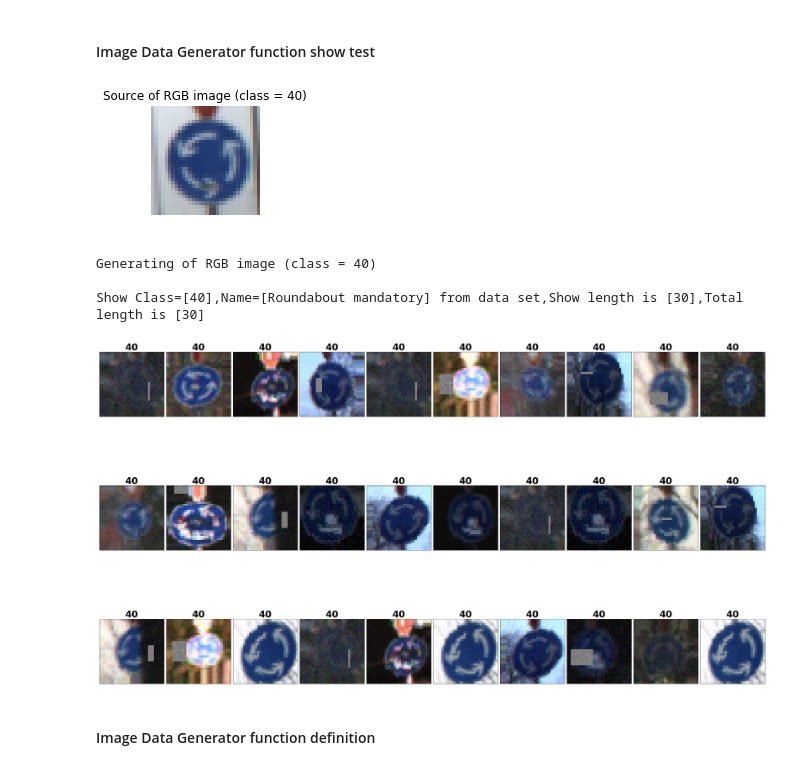
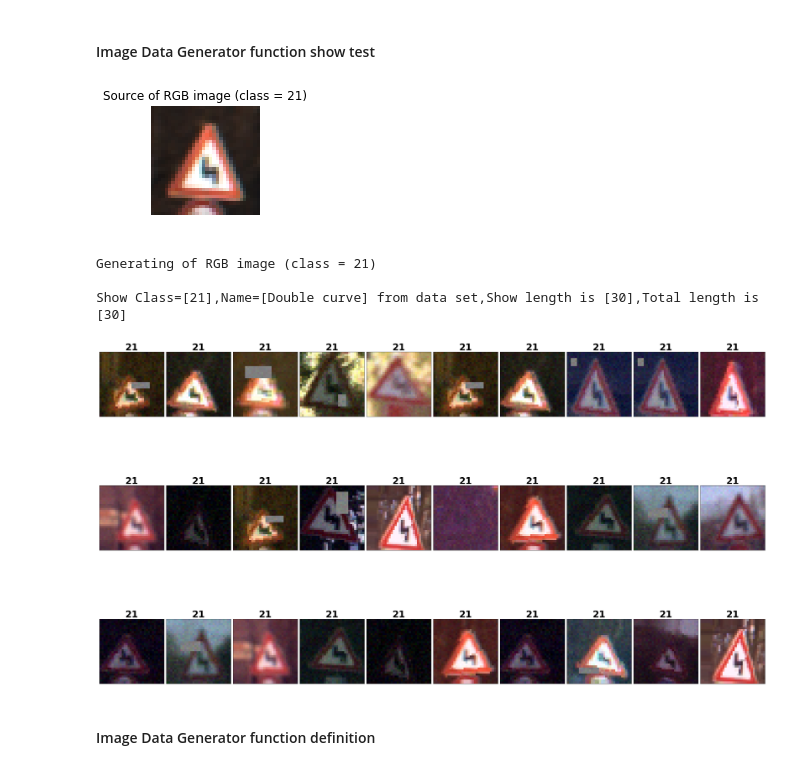
Before and after one commit to HairanWu/CarND-Traffic-Sign-Classifier-Project, a Jupyter notebook: Traffic_Sign_Classifier.ipynb, the cells around one changed output. Saved outputs shown, nothing was run; the diff lists cells and outputs as text; code cells hidden in the pictures.

```diff
--- a/Traffic_Sign_Classifier.ipynb
+++ b/Traffic_Sign_Classifier.ipynb
@@ -337,13 +337,14 @@ def gamma_correction(img, correction):
     img = cv2.pow(img, correction)
     return np.uint8(img*255)
 
-def gammaImage(img,gammarate= 0.2):
+def gammaImage(img,gammarate= 0.4):
     """"
     Gamma correction function
 
     """
     HSV = cv2.cvtColor(img, cv2.COLOR_RGB2HSV)
     HSV[:,:,2] = gamma_correction((HSV[:,:,2]),(2*gammarate * np.random.random_sample(1) + 1-gammarate))
+#     HSV[:,:,2] = gamma_correction((HSV[:,:,2]),0.6)
 #     HSV[:,:,2] = gamma_correction((HSV[:,:,2]),(np.random.random_sample(1) + gammarate))
     img = cv2.cvtColor(HSV, cv2.COLOR_HSV2RGB )
     return img
@@ -363,7 +364,7 @@ def gaussian_noise(img):
     var = 0.001*np.random.random_sample(1)
     return np.uint8(255*random_noise(img/255, mode="gaussian",var=var))
 
-def randomerase(img, hlimt=12,wlimit=12):
+def randomerase(img, hlimt=14,wlimit=14):
     """"
     Gaussian erase function
 
@@ -379,7 +380,7 @@ def randomerase(img, hlimt=12,wlimit=12):
     cropimg[x1:x1+h, y1:y1+w,2] = 127
     return cropimg
 
-def DataAugumentProcess(img,gammarate = 0.2,blurrate = 0.2,randomeraserte=0.5):
+def DataAugumentProcess(img,gammarate = 0.5,blurrate = 0.3,randomeraserte=0.4):
     """"
     Data Augumention Process function
 
@@ -400,10 +401,11 @@ from keras.preprocessing.image import ImageDataGenerator
 image_datagen = ImageDataGenerator(rotation_range=5.,
                                    shear_range=0.2,
                                    zoom_range=0.2,
-                                   channel_shift_range=2,
+                                   channel_shift_range=20,
                                    width_shift_range=0.1,
                                    height_shift_range=0.1,
                                    preprocessing_function=DataAugumentProcess)
+
 
 # take a random image from the training set
 def gen_class_images_show(images,lables,class_n):
@@ -440,13 +442,13 @@ def gen_class_images_show(images,lables,class_n):
 # %% [markdown]
 #### Image Data Generator function show test
 # %%
-gen_class_images_show(X_train,y_train,40)
+gen_class_images_show(X_train,y_train,21)
 # %% [output]
-[figure, old version]
+[figure, new version]
-Generating of RGB image (class = 40)
+Generating of RGB image (class = 21)
 
-Show Class=[40],Name=[Roundabout mandatory] from data set,Show length is [30],Total length is [30]
+Show Class=[21],Name=[Double curve] from data set,Show length is [30],Total length is [30]
-[figure, old version]
+[figure, new version]
 # %% [markdown]
 #### Image Data Generator function definition
 # %%
```
Also changed, not shown: parts of 16 cells of this notebook.
